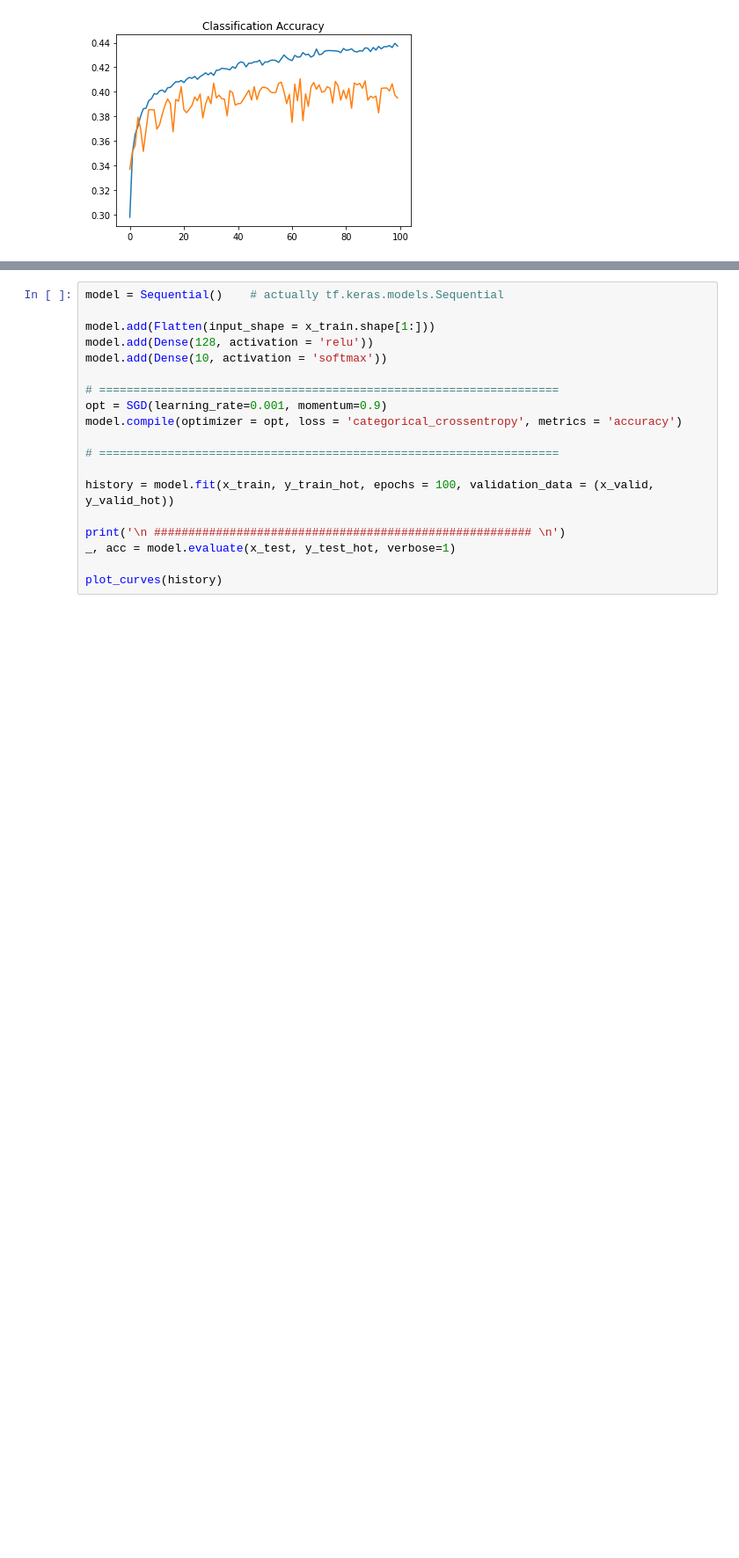
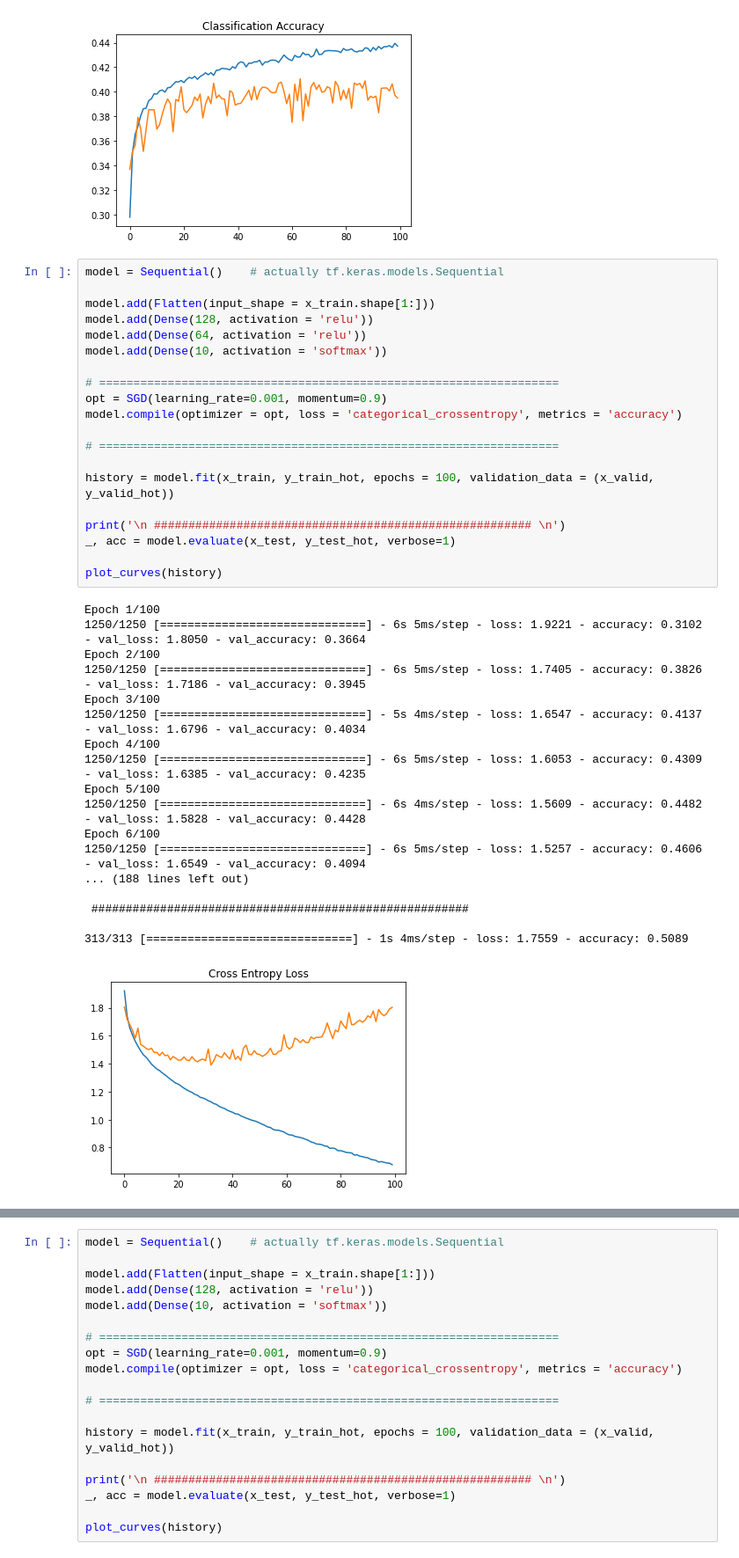
Before and after one commit to milad-s5/DL_HW2, a Jupyter notebook: DL_HW2.ipynb, the cells around one changed output, grey strips where cells are left out. Shown at 88% size. Drawn from its saved outputs; the diff is of its cells as text; blank space fills up the shorter version.

```diff
--- a/DL_HW2.ipynb
+++ b/DL_HW2.ipynb
@@ -177,3 +148,42 @@ Epoch 6/100
 313/313 [==============================] - 1s 4ms/step - loss: 1.6998 - accuracy: 0.3953
 [figure]
 [figure]
+# %%
+model = Sequential()    # actually tf.keras.models.Sequential
+
+model.add(Flatten(input_shape = x_train.shape[1:]))
+model.add(Dense(128, activation = 'relu'))
+model.add(Dense(64, activation = 'relu'))
+model.add(Dense(10, activation = 'softmax'))
+
+# ===================================================================
+opt = SGD(learning_rate=0.001, momentum=0.9)
+model.compile(optimizer = opt, loss = 'categorical_crossentropy', metrics = 'accuracy')
+
+# ===================================================================
+
+history = model.fit(x_train, y_train_hot, epochs = 100, validation_data = (x_valid, y_valid_hot))
+
+print('\n ####################################################### \n')
+_, acc = model.evaluate(x_test, y_test_hot, verbose=1)
+
+plot_curves(history)
+# %% [output]
+Epoch 1/100
+1250/1250 [==============================] - 6s 5ms/step - loss: 1.9221 - accuracy: 0.3102 - val_loss: 1.8050 - val_accuracy: 0.3664
+Epoch 2/100
+1250/1250 [==============================] - 6s 5ms/step - loss: 1.7405 - accuracy: 0.3826 - val_loss: 1.7186 - val_accuracy: 0.3945
+Epoch 3/100
+1250/1250 [==============================] - 5s 4ms/step - loss: 1.6547 - accuracy: 0.4137 - val_loss: 1.6796 - val_accuracy: 0.4034
+Epoch 4/100
+1250/1250 [==============================] - 6s 5ms/step - loss: 1.6053 - accuracy: 0.4309 - val_loss: 1.6385 - val_accuracy: 0.4235
+Epoch 5/100
+1250/1250 [==============================] - 6s 4ms/step - loss: 1.5609 - accuracy: 0.4482 - val_loss: 1.5828 - val_accuracy: 0.4428
+Epoch 6/100
+1250/1250 [==============================] - 6s 5ms/step - loss: 1.5257 - accuracy: 0.4606 - val_loss: 1.6549 - val_accuracy: 0.4094
+... (188 lines left out)
+
+ #######################################################
+
+313/313 [==============================] - 1s 4ms/step - loss: 1.7559 - accuracy: 0.5089
+[figure, added]
```
Also changed, not shown: parts of 92 cells of this notebook.
